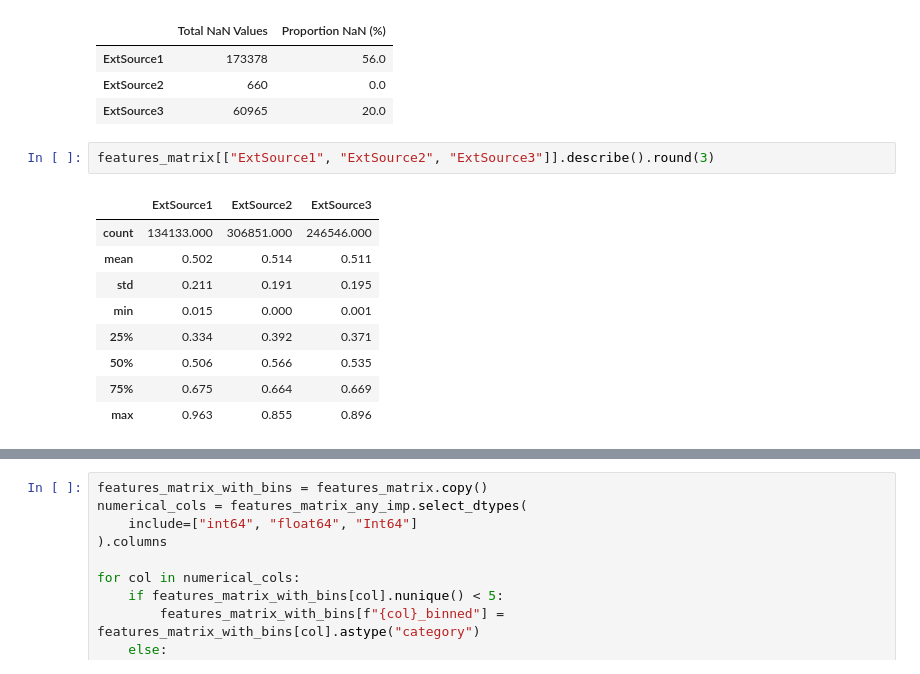
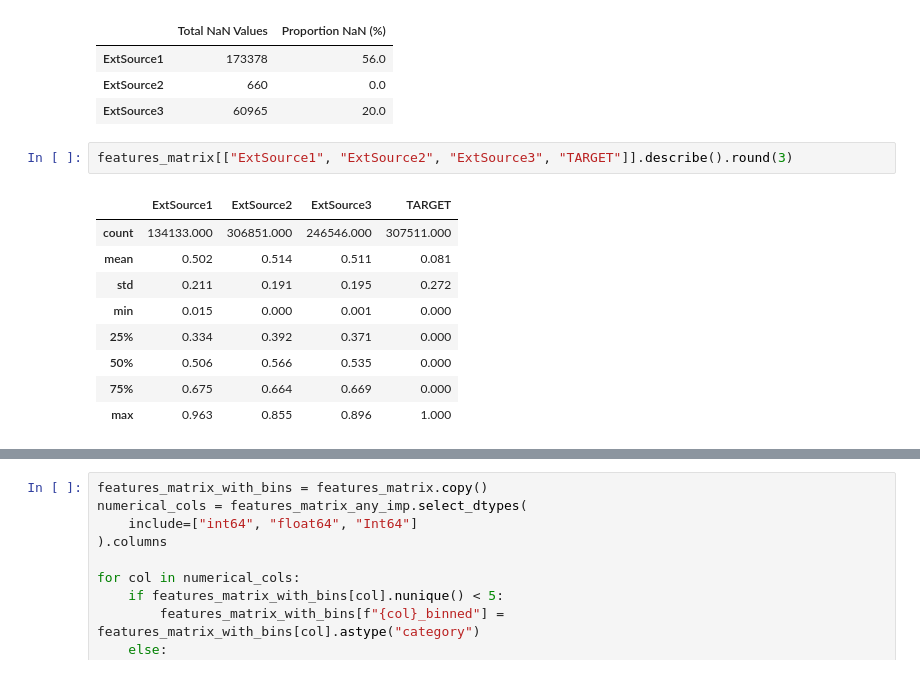
Before and after one commit to qwyt/HomeCreditDefaultRisk, a Jupyter notebook: Notebooks/EDA.ipynb, the cells around one changed output, grey strips where cells are left out. Saved outputs shown, nothing was run; the diff lists cells and outputs as text.

```diff
--- a/Notebooks/EDA.ipynb
+++ b/Notebooks/EDA.ipynb
@@ -63,14 +65,14 @@ stats_utils.nan_summary(features_matrix[["ExtSource1", "ExtSource2", "ExtSource3
 | ExtSource2 | 660 | 0.0 |
 | ExtSource3 | 60965 | 20.0 |
 # %%
-features_matrix[["ExtSource1", "ExtSource2", "ExtSource3"]].describe().round(3)
+features_matrix[["ExtSource1", "ExtSource2", "ExtSource3", "TARGET"]].describe().round(3)
 # %% [output]
-|  | ExtSource1 | ExtSource2 | ExtSource3 |
-| count | 134133.000 | 306851.000 | 246546.000 |
-| mean | 0.502 | 0.514 | 0.511 |
-| std | 0.211 | 0.191 | 0.195 |
-| min | 0.015 | 0.000 | 0.001 |
-| 25% | 0.334 | 0.392 | 0.371 |
-| 50% | 0.506 | 0.566 | 0.535 |
-| 75% | 0.675 | 0.664 | 0.669 |
-| max | 0.963 | 0.855 | 0.896 |
+|  | ExtSource1 | ExtSource2 | ExtSource3 | TARGET |
+| count | 134133.000 | 306851.000 | 246546.000 | 307511.000 |
+| mean | 0.502 | 0.514 | 0.511 | 0.081 |
+| std | 0.211 | 0.191 | 0.195 | 0.272 |
+| min | 0.015 | 0.000 | 0.001 | 0.000 |
+| 25% | 0.334 | 0.392 | 0.371 | 0.000 |
+| 50% | 0.506 | 0.566 | 0.535 | 0.000 |
+| 75% | 0.675 | 0.664 | 0.669 | 0.000 |
+| max | 0.963 | 0.855 | 0.896 | 1.000 |
```
Also changed, not shown: parts of 25 cells of this notebook.
